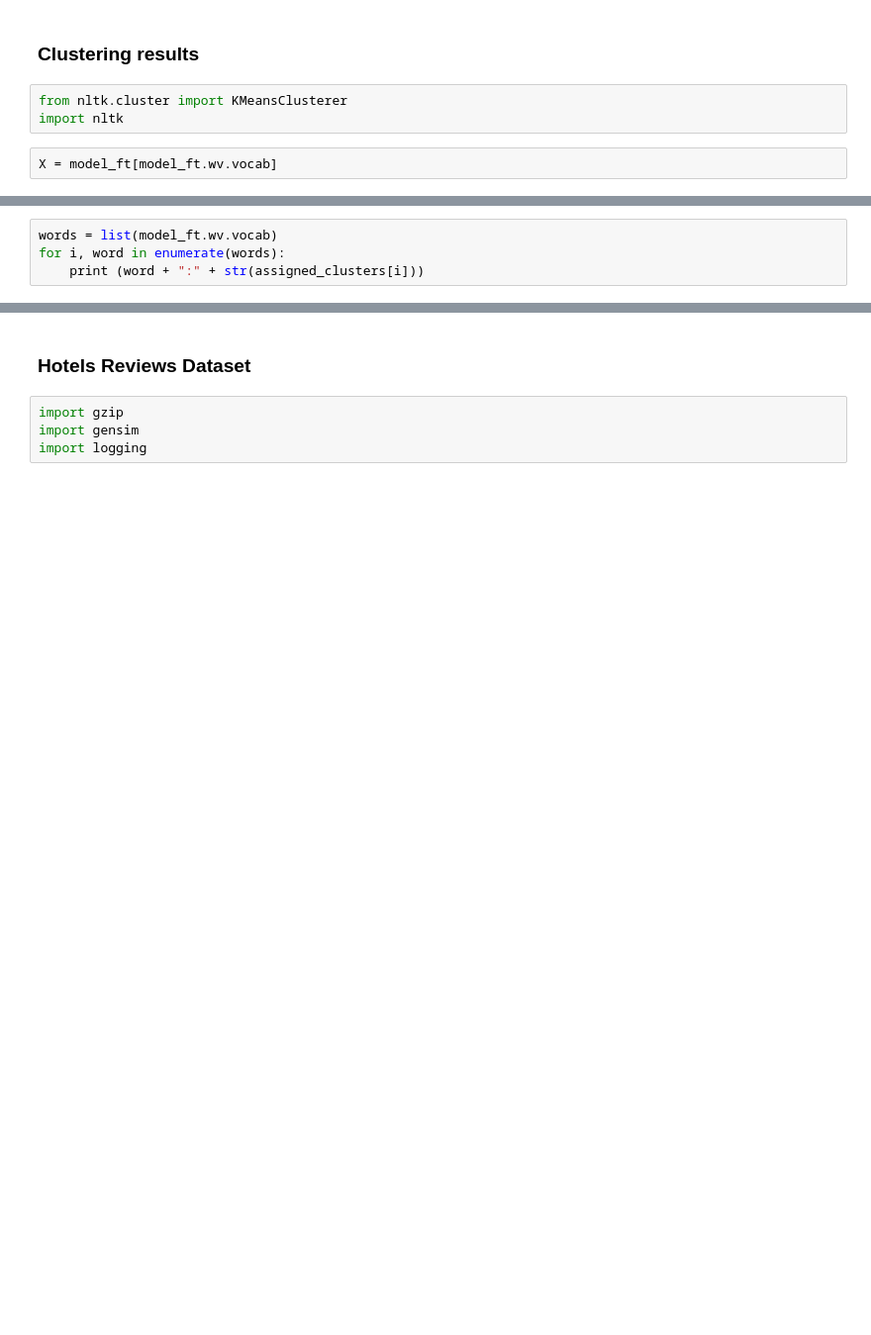
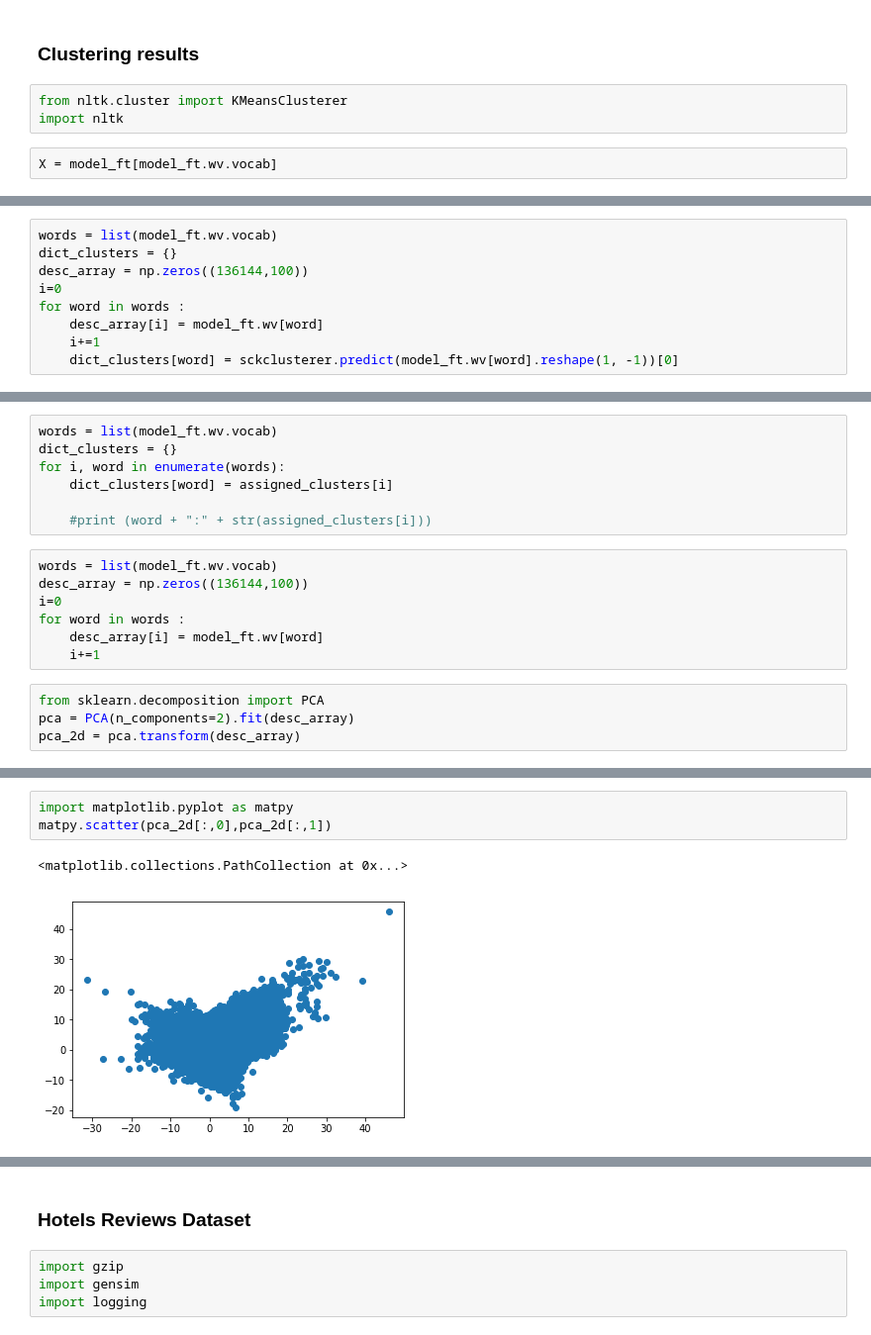
Before and after one commit to zelkhama/Minotour-enhancing-project, a Jupyter notebook: NLU Project .ipynb, the cells around one changed output, grey strips where cells are left out. Shown at 99% size. Drawn from its saved outputs; the diff is of its cells as text; blank space fills up the shorter version.

```diff
--- a/NLU Project .ipynb
+++ b/NLU Project .ipynb
@@ -330 +561,10 @@ X = model_ft[model_ft.wv.vocab]
+# %%
+words = list(model_ft.wv.vocab)
+dict_clusters = {}
+desc_array = np.zeros((136144,100))
+i=0
+for word in words :
+    desc_array[i] = model_ft.wv[word]
+    i+=1
+    dict_clusters[word] = sckclusterer.predict(model_ft.wv[word].reshape(1, -1))[0]
 # %%
@@ -334,4 +577,18 @@ assigned_clusters = kclusterer.cluster(X, assign_clusters=True)
 # %%
 words = list(model_ft.wv.vocab)
+dict_clusters = {}
 for i, word in enumerate(words):
-    print (word + ":" + str(assigned_clusters[i]))
+    dict_clusters[word] = assigned_clusters[i]
+
+    #print (word + ":" + str(assigned_clusters[i]))
+# %%
+words = list(model_ft.wv.vocab)
+desc_array = np.zeros((136144,100))
+i=0
+for word in words :
+    desc_array[i] = model_ft.wv[word]
+    i+=1
+# %%
+from sklearn.decomposition import PCA
+pca = PCA(n_components=2).fit(desc_array)
+pca_2d = pca.transform(desc_array)
@@ -337,0 +705,6 @@ for i, word in enumerate(words):
+# %%
+import matplotlib.pyplot as matpy
+matpy.scatter(pca_2d[:,0],pca_2d[:,1])
+# %% [output]
+<matplotlib.collections.PathCollection at 0x...>
+[figure, added]
```
Also changed, not shown: parts of 66 cells of this notebook.
